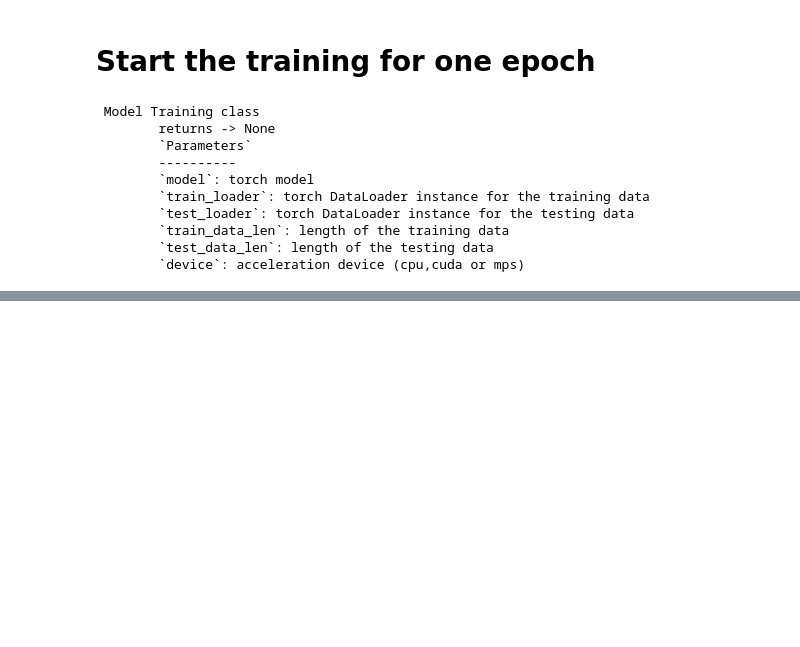
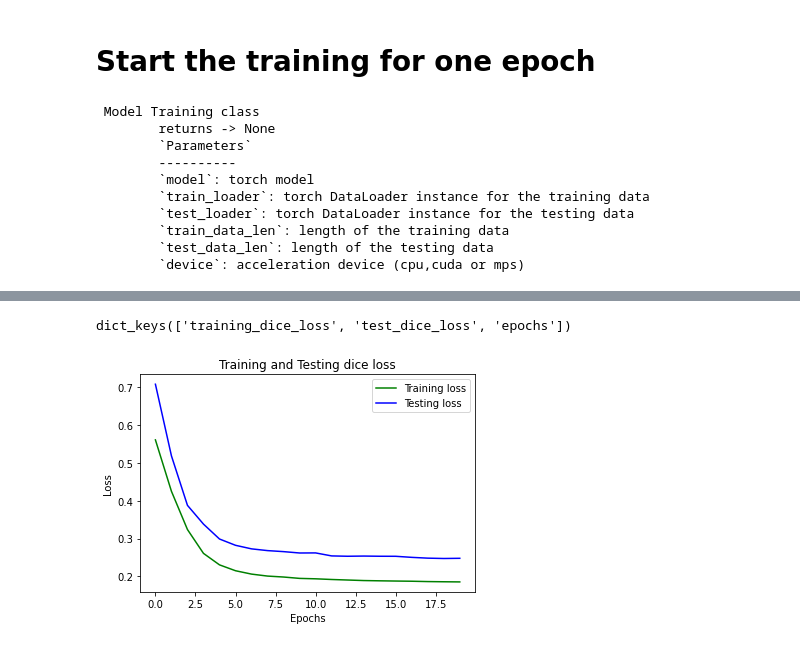
Before and after one commit to FrexG/Coffee-Semantic-Segmentation, a Jupyter notebook: notebooks/2.0-explore-dataloader.ipynb, the cells around one changed output, grey strips where cells are left out. Drawn from its saved outputs; the diff is of its cells as text; code cells hidden in the pictures; blank space fills up the shorter version.

```diff
--- a/notebooks/2.0-explore-dataloader.ipynb
+++ b/notebooks/2.0-explore-dataloader.ipynb
@@ -114,2 +117,16 @@ TypeError: train() got an unexpected keyword argument 'train_loader'
+# %%
+history.keys()
+# %% [output]
+dict_keys(['training_dice_loss', 'test_dice_loss', 'epochs'])
+# %%
+plt.plot(history["epochs"],history["training_dice_loss"],'g',label='Training loss')
+plt.plot(history["epochs"],history["test_dice_loss"],'b',label='Testing loss')
+plt.title("Training and Testing dice loss")
+plt.xlabel("Epochs")
+plt.ylabel("Loss")
+plt.legend()
+plt.show()
+# %% [output]
+[figure, added]
 # %%
 trained_mode.eval()
```
Also changed, not shown: parts of 3 cells of this notebook, 3 other files.
